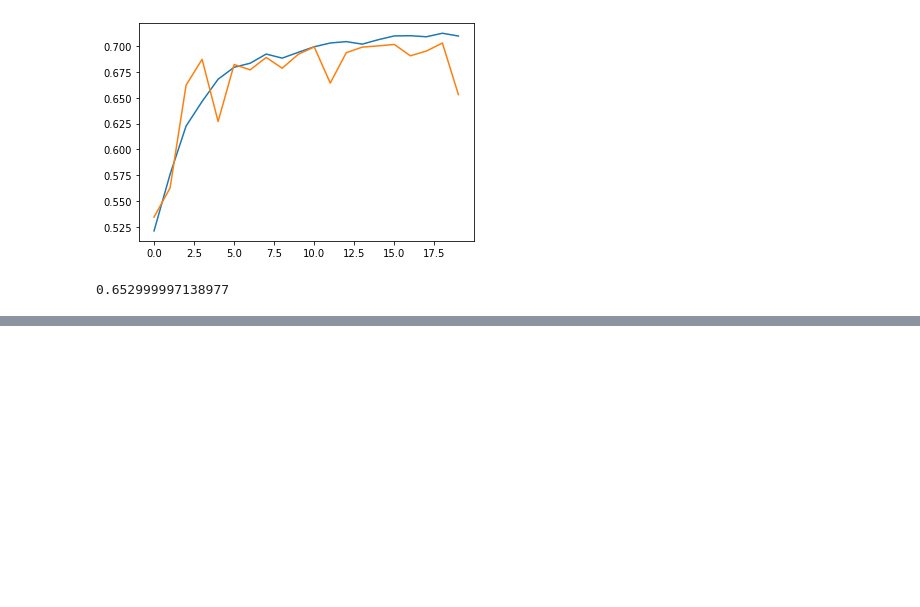
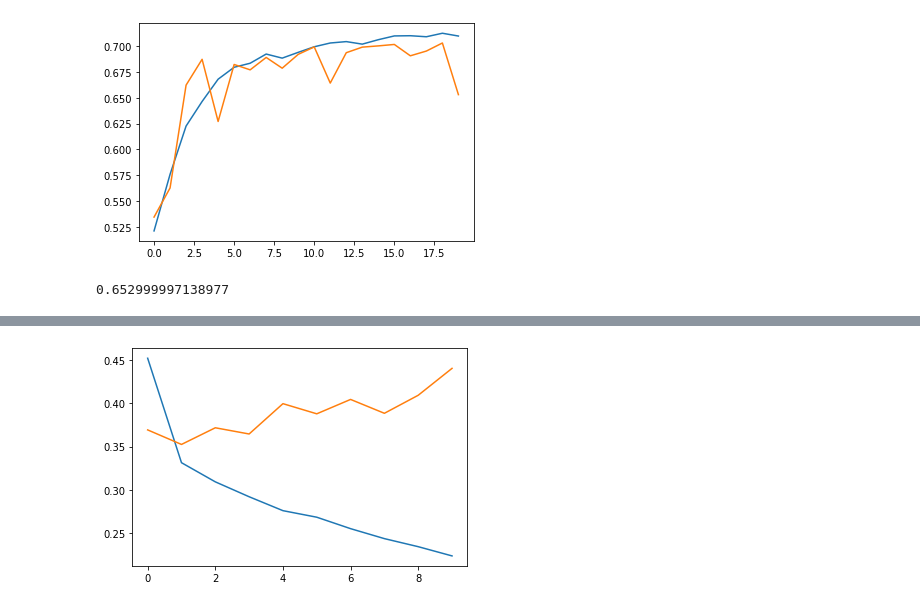
Before and after one commit to sjbaek12/sjbaek12.github.io, a Jupyter notebook: RNN_Optimizer.ipynb, the cells around one changed output, grey strips where cells are left out. Cells and saved outputs as stored; diff of their text form; code cells hidden in the pictures; blank space fills up the shorter version.

```diff
--- a/RNN_Optimizer.ipynb
+++ b/RNN_Optimizer.ipynb
@@ -437,0 +621,8 @@ print(accuracy)
+# %%
+model_lstm = Sequential()
+
+model_lstm.add(Embedding(1000, 32))
+model_lstm.add(LSTM(8))
+model_lstm.add(Dense(1, activation='sigmoid'))
+
+model_lstm.summary()
@@ -437,0 +644,5 @@ print(accuracy)
+# %%
+model_lstm.compile(optimizer='adam', loss='binary_crossentropy', metrics=['accuracy'])
+
+history = model_lstm.fit(x_train_seq, y_train, epochs=10, batch_size=32,
+                         validation_data=(x_val_seq, y_val))
@@ -437,0 +670,6 @@ print(accuracy)
+# %%
+plt.plot(history.history['loss'])
+plt.plot(history.history['val_loss'])
+plt.show()
+# %% [output]
+[figure, added]
```
Also changed, not shown: parts of 29 cells of this notebook.
